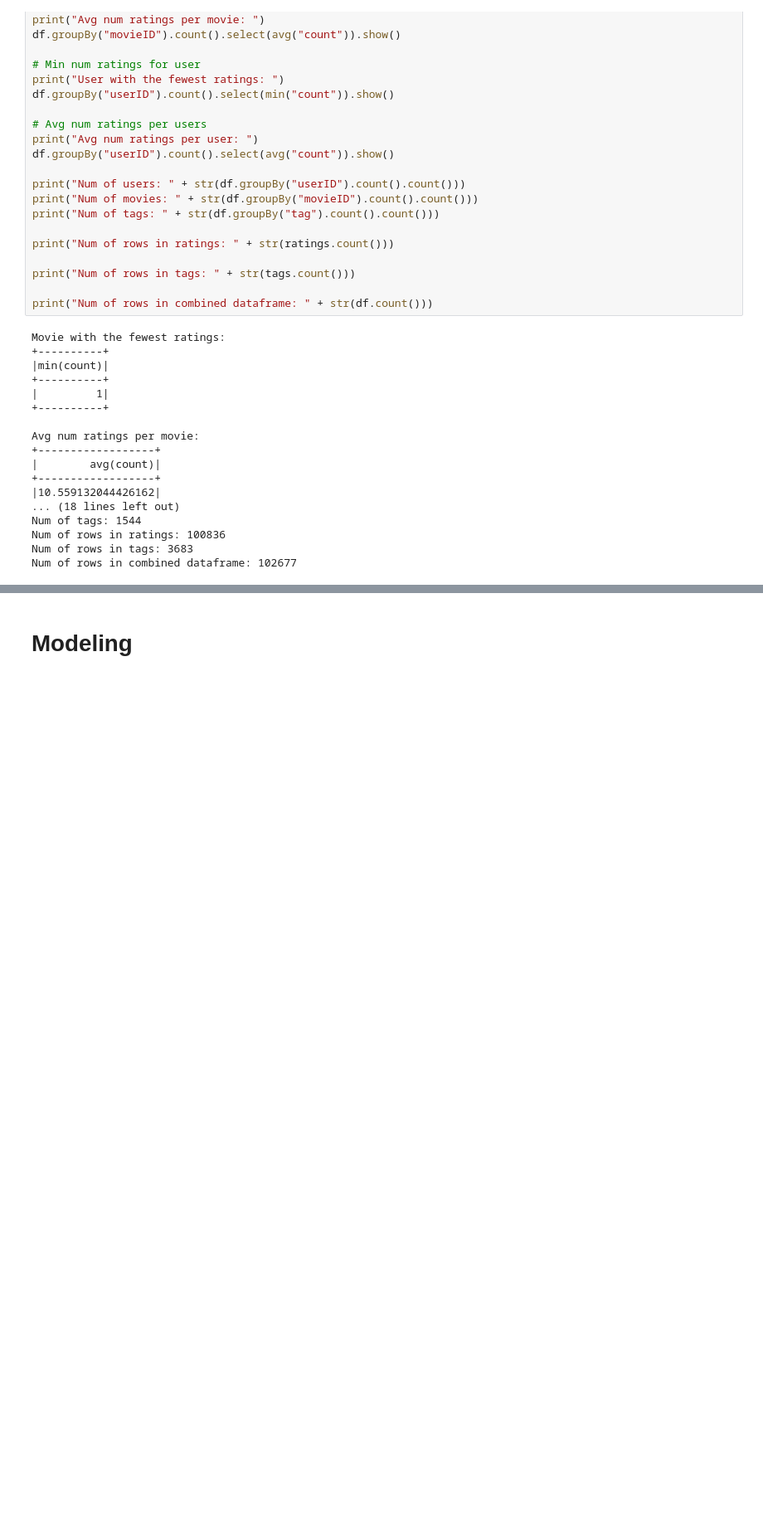
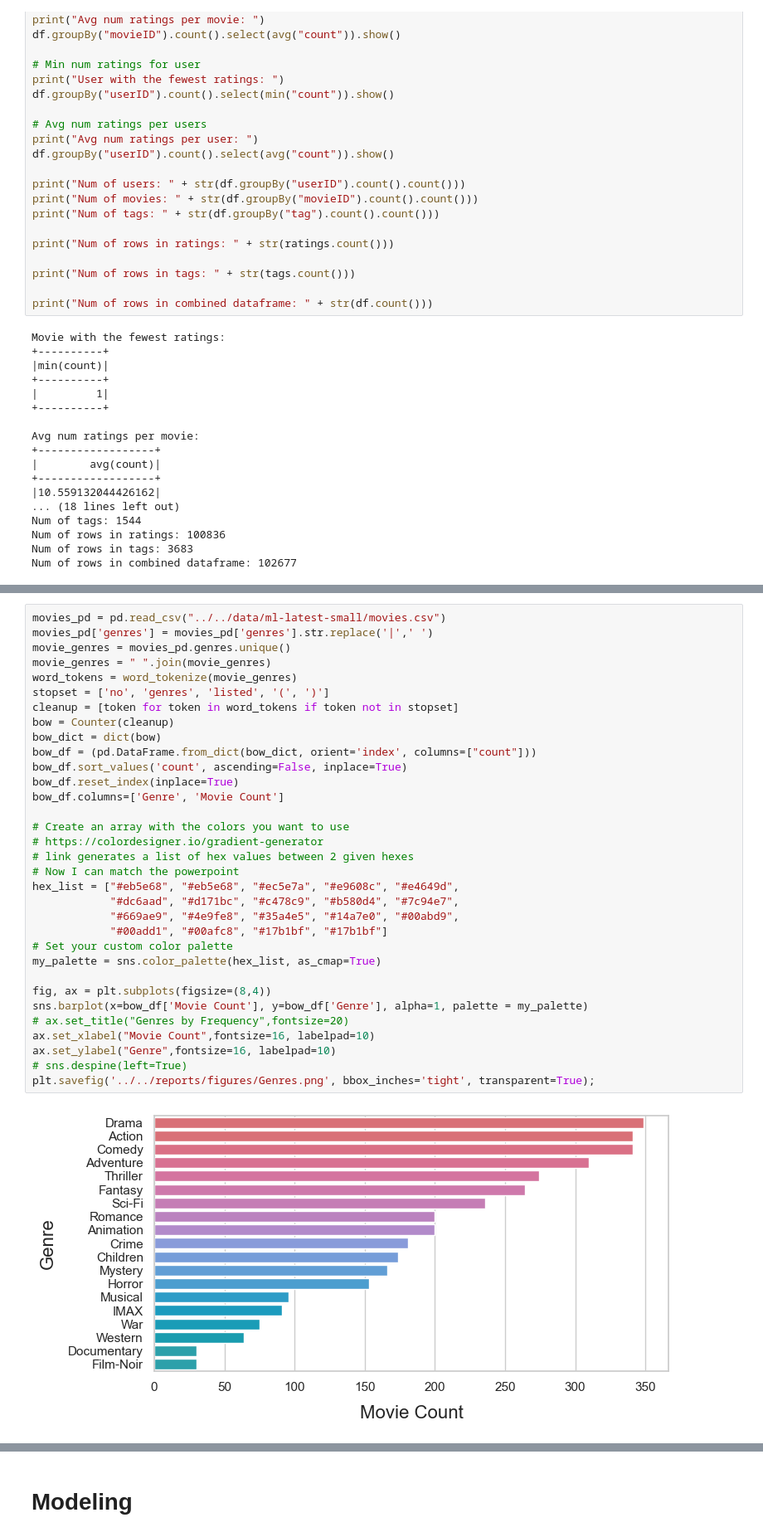
Before and after one commit to SinShady/Movie-Recommender, a Jupyter notebook: notebooks/exploratory/Sindhu-eda.ipynb, the cells around one changed output, grey strips where cells are left out. Shown at 83% size. Drawn from its saved outputs; the diff is of its cells as text; blank space fills up the shorter version.

```diff
--- a/notebooks/exploratory/Sindhu-eda.ipynb
+++ b/notebooks/exploratory/Sindhu-eda.ipynb
@@ -211,0 +203,35 @@ Num of rows in combined dataframe: 102677
+# %%
+movies_pd = pd.read_csv("../../data/ml-latest-small/movies.csv")
+movies_pd['genres'] = movies_pd['genres'].str.replace('|',' ')
+movie_genres = movies_pd.genres.unique()
+movie_genres = " ".join(movie_genres)
+word_tokens = word_tokenize(movie_genres)
+stopset = ['no', 'genres', 'listed', '(', ')']
+cleanup = [token for token in word_tokens if token not in stopset]
+bow = Counter(cleanup)
+bow_dict = dict(bow)
+bow_df = (pd.DataFrame.from_dict(bow_dict, orient='index', columns=["count"]))
+bow_df.sort_values('count', ascending=False, inplace=True)
+bow_df.reset_index(inplace=True)
+bow_df.columns=['Genre', 'Movie Count']
+
+# Create an array with the colors you want to use
+# https://colordesigner.io/gradient-generator
+# link generates a list of hex values between 2 given hexes
+# Now I can match the powerpoint
+hex_list = ["#eb5e68", "#eb5e68", "#ec5e7a", "#e9608c", "#e4649d",
+            "#dc6aad", "#d171bc", "#c478c9", "#b580d4", "#7c94e7",
+            "#669ae9", "#4e9fe8", "#35a4e5", "#14a7e0", "#00abd9",
+            "#00add1", "#00afc8", "#17b1bf", "#17b1bf"]
+# Set your custom color palette
+my_palette = sns.color_palette(hex_list, as_cmap=True)
+
+fig, ax = plt.subplots(figsize=(8,4))
+sns.barplot(x=bow_df['Movie Count'], y=bow_df['Genre'], alpha=1, palette = my_palette)
+# ax.set_title("Genres by Frequency",fontsize=20)
+ax.set_xlabel("Movie Count",fontsize=16, labelpad=10)
+ax.set_ylabel("Genre",fontsize=16, labelpad=10)
+# sns.despine(left=True)
+plt.savefig('../../reports/figures/Genres.png', bbox_inches='tight', transparent=True);
+# %% [output]
+[figure, added]
```
Also changed, not shown: parts of 30 cells of this notebook, 13 other files.
